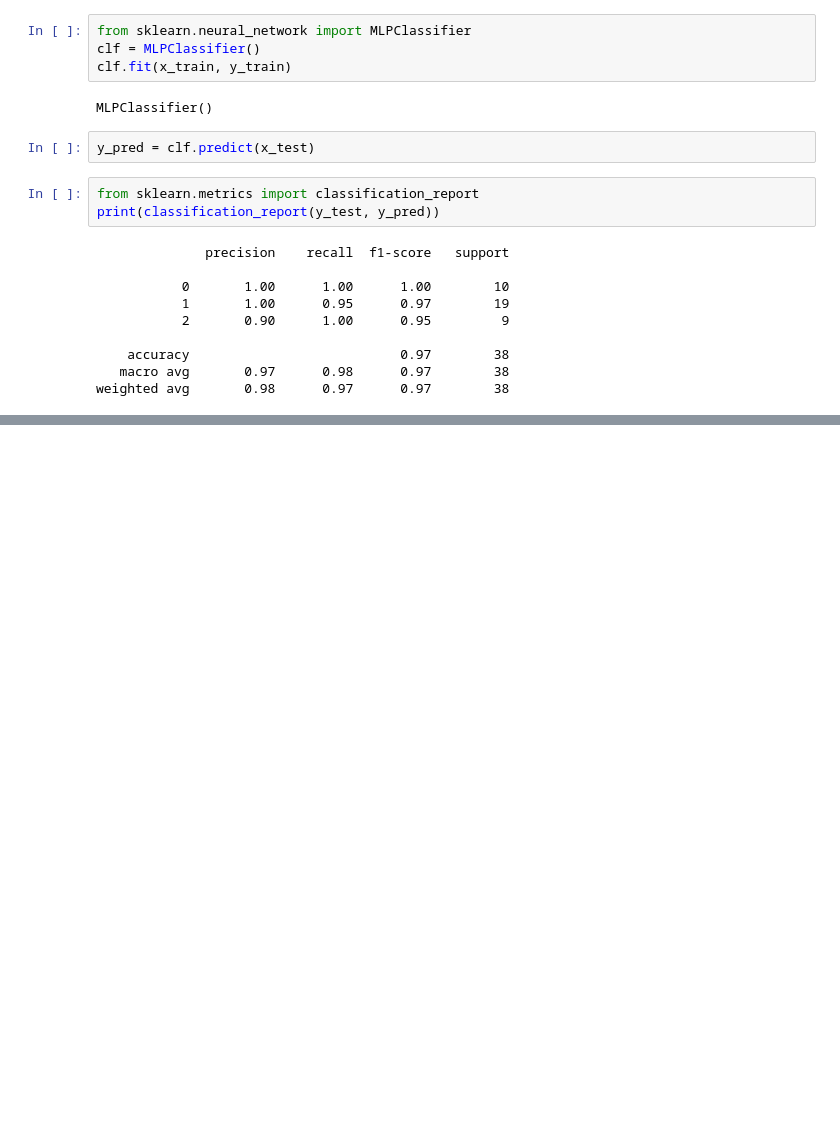
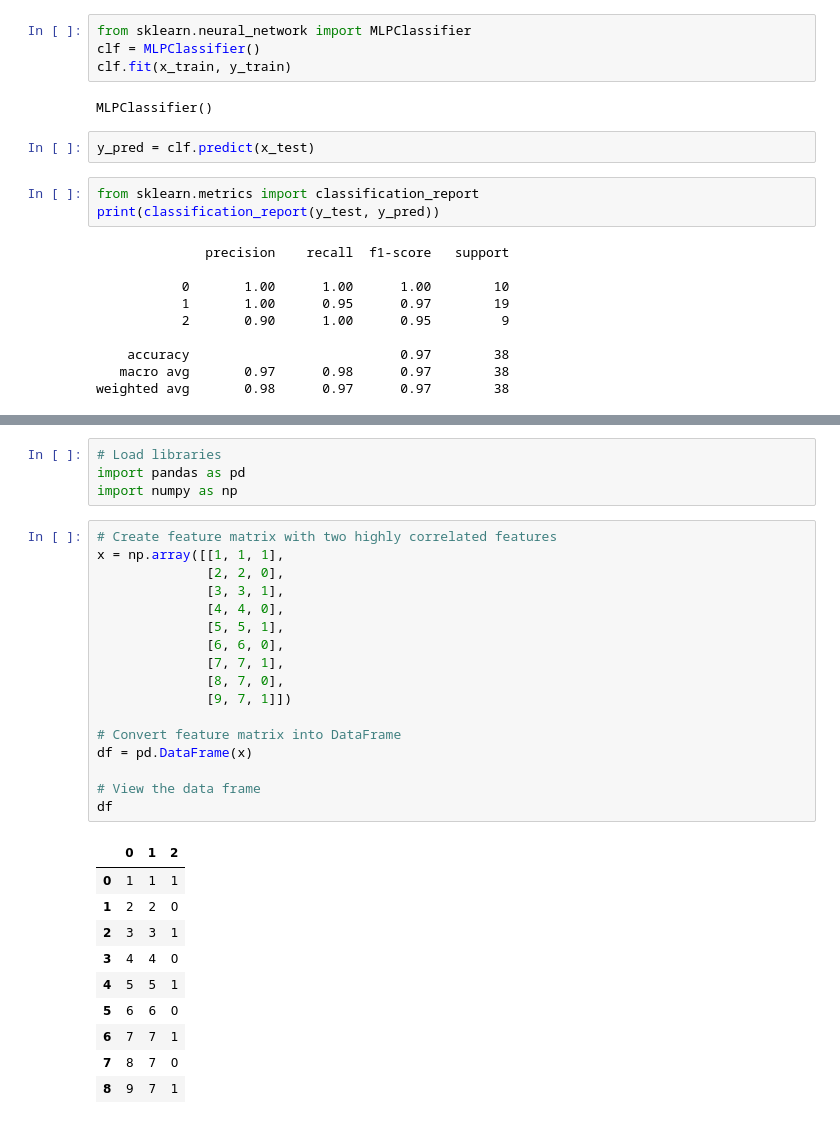
Before and after one commit to synara/fund-data-science-mining-analytics, a Jupyter notebook: exercicios-aula2.ipynb, the cells around one changed output, grey strips where cells are left out. Cells and saved outputs as stored; diff of their text form; blank space fills up the shorter version.

```diff
--- a/exercicios-aula2.ipynb
+++ b/exercicios-aula2.ipynb
@@ -851,0 +855,32 @@ weighted avg       0.98      0.97      0.97        38
+# %%
+# Load libraries
+import pandas as pd
+import numpy as np
+# %%
+# Create feature matrix with two highly correlated features
+x = np.array([[1, 1, 1],
+              [2, 2, 0],
+              [3, 3, 1],
+              [4, 4, 0],
+              [5, 5, 1],
+              [6, 6, 0],
+              [7, 7, 1],
+              [8, 7, 0],
+              [9, 7, 1]])
+
+# Convert feature matrix into DataFrame
+df = pd.DataFrame(x)
+
+# View the data frame
+df
+# %% [output]
+|  | 0 | 1 | 2 |
+| 0 | 1 | 1 | 1 |
+| 1 | 2 | 2 | 0 |
+| 2 | 3 | 3 | 1 |
+| 3 | 4 | 4 | 0 |
+| 4 | 5 | 5 | 1 |
+| 5 | 6 | 6 | 0 |
+| 6 | 7 | 7 | 1 |
+| 7 | 8 | 7 | 0 |
+| 8 | 9 | 7 | 1 |
```
Also changed, not shown: parts of 12 cells of this notebook.
